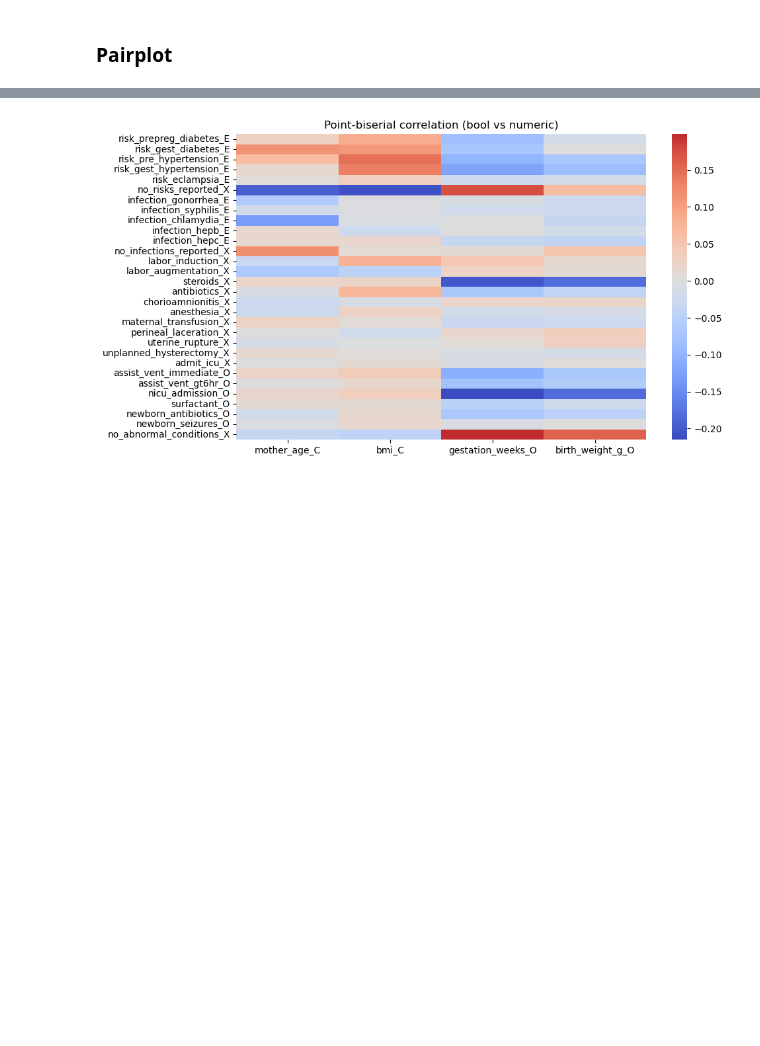
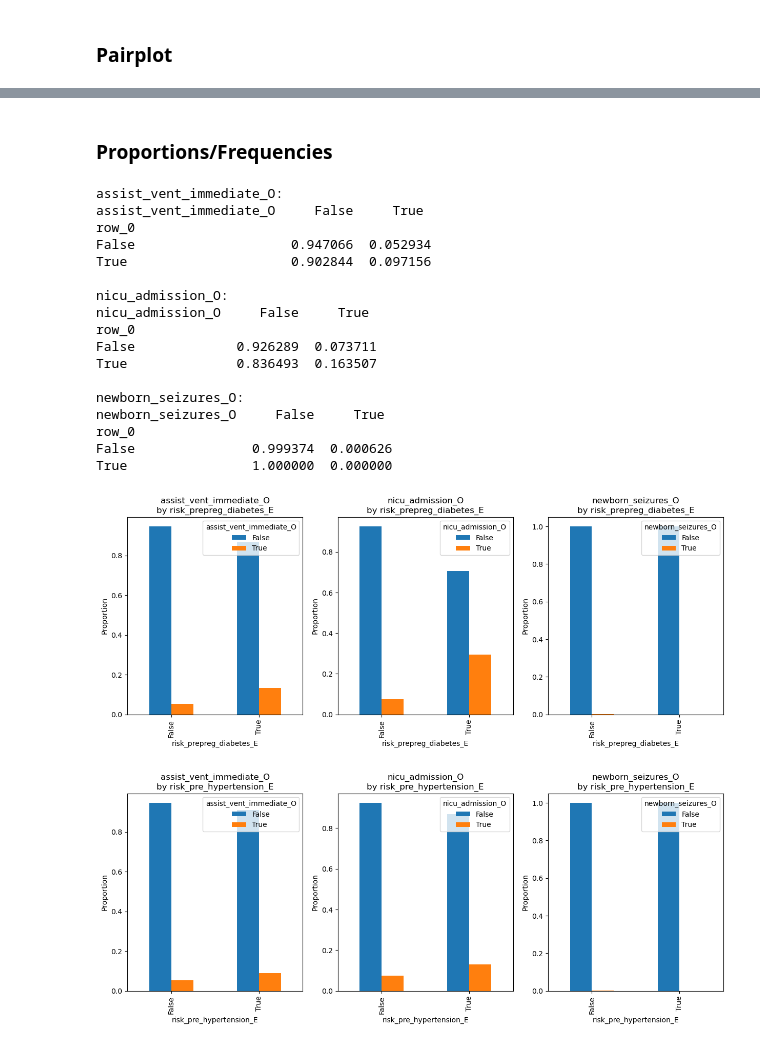
Before and after one commit to alisonmanna/dsan5100-final-project-group4, a Jupyter notebook: eda/eda_alison.ipynb, the cells around one changed output, grey strips where cells are left out. Saved outputs shown, nothing was run; the diff lists cells and outputs as text; code cells hidden in the pictures; blank space fills up the shorter version.

```diff
--- a/eda/eda_alison.ipynb
+++ b/eda/eda_alison.ipynb
@@ -143,20 +142,46 @@ pairplot = sns.pairplot(num_df.sample(n=2000, random_state=5100))
-# %%
-bool_cols = data.select_dtypes(include=['bool']).columns
-num_cols = data.select_dtypes(include=['int64','float64']).columns
-pb = pd.DataFrame(index=bool_cols, columns=num_cols, dtype=float)
-for b in bool_cols:
-    for ncol in num_cols:
-        try:
-            r, p = pointbiserialr(data[b].astype(int), data[ncol].fillna(data[ncol].median()))
-        except Exception:
-            r = np.nan
-        pb.loc[b, ncol] = r
-
-plt.figure(figsize = (10,6))
-sns.heatmap(pb.astype(float), center=0, cmap='coolwarm')
-plt.title("Point-biserial correlation (bool vs numeric)")
-# plt.tight_layout()
-
-plt.show()
-# %% [output]
-[figure, removed]
+# %% [markdown]
+### Proportions/Frequencies
+# %%
+# For binary outcomes
+for outcome in ['assist_vent_immediate_O', 'nicu_admission_O', 'newborn_seizures_O']:
+    prop_table = pd.crosstab(
+        data[['risk_prepreg_diabetes_E', 'risk_pre_hypertension_E']].any(axis=1),
+        data[outcome],
+        normalize='index'
+    )
+    print(f"\n{outcome}:")
+    print(prop_table)
+
+# Visualize
+fig, axes = plt.subplots(2, 3, figsize=(15, 12))
+plt.subplots_adjust(hspace=0.4)
+
+for idx, outcome in enumerate(['assist_vent_immediate_O', 'nicu_admission_O', 'newborn_seizures_O']):
+    for jdx, exposure in enumerate(['risk_prepreg_diabetes_E', 'risk_pre_hypertension_E']):
+        ax = axes[jdx, idx]
+        pd.crosstab(data[exposure], data[outcome], normalize='index').plot(
+            kind='bar', ax=ax, legend=True
+        )
+        ax.set_title(f'{outcome}\nby {exposure}')
+        ax.set_ylabel('Proportion')
+
+plt.savefig("../plots/eda/multivar/crosstab_natality_exposures_outcomes.png", dpi=300)
+# %% [output]
+assist_vent_immediate_O:
+assist_vent_immediate_O     False     True
+row_0
+False                    0.947066  0.052934
+True                     0.902844  0.097156
+
+nicu_admission_O:
+nicu_admission_O     False     True
+row_0
+False             0.926289  0.073711
+True              0.836493  0.163507
+
+newborn_seizures_O:
+newborn_seizures_O     False     True
+row_0
+False               0.999374  0.000626
+True                1.000000  0.000000
+[figure, added]
```
Also changed, not shown: parts of 11 cells of this notebook, 53 other files.
